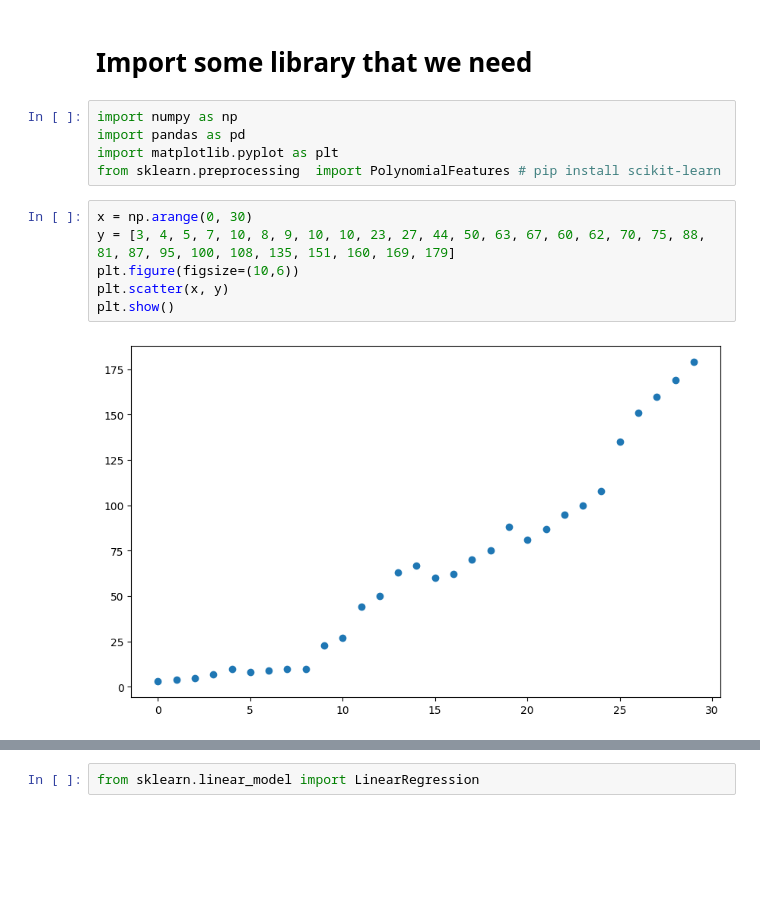
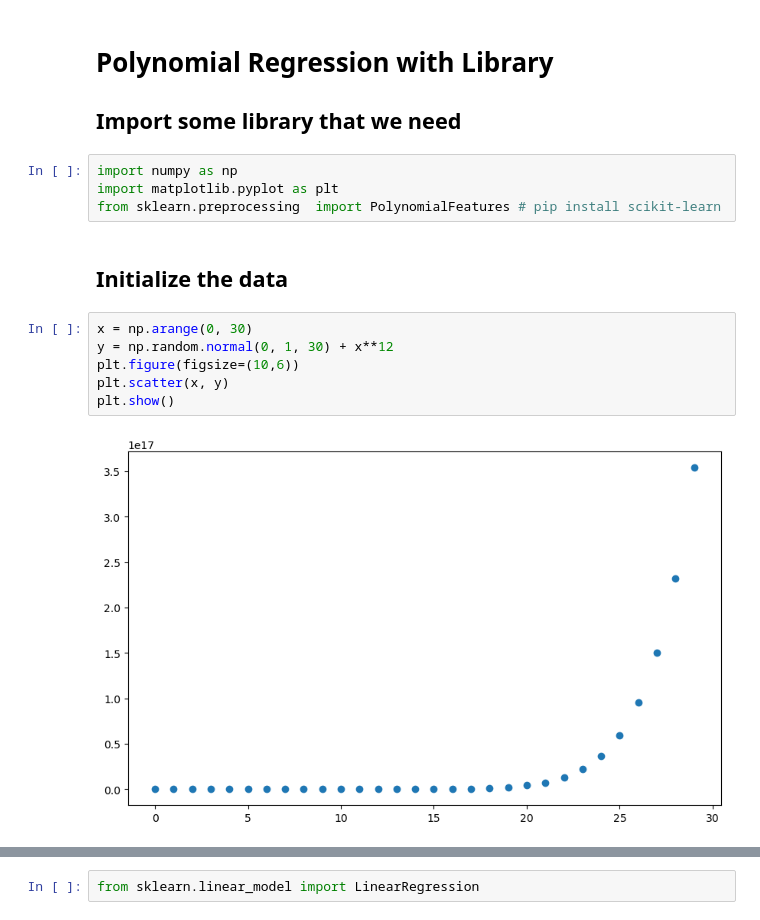
Before and after one commit to jacksonchen1998/ML-from-scratch, a Jupyter notebook: Polynomial Regression/WithLibrary.ipynb, the cells around one changed output, grey strips where cells are left out. Drawn from its saved outputs; the diff is of its cells as text; blank space fills up the shorter version.

```diff
--- a/Polynomial Regression/WithLibrary.ipynb
+++ b/Polynomial Regression/WithLibrary.ipynb
@@ -1,15 +1,17 @@
 # %% [markdown]
-# Import some library that we need
+# Polynomial Regression with Library
+## Import some library that we need
 # %%
 import numpy as np
-import pandas as pd
 import matplotlib.pyplot as plt
 from sklearn.preprocessing  import PolynomialFeatures # pip install scikit-learn
+# %% [markdown]
+## Initialize the data
 # %%
 x = np.arange(0, 30)
-y = [3, 4, 5, 7, 10, 8, 9, 10, 10, 23, 27, 44, 50, 63, 67, 60, 62, 70, 75, 88, 81, 87, 95, 100, 108, 135, 151, 160, 169, 179]
+y = np.random.normal(0, 1, 30) + x**12
 plt.figure(figsize=(10,6))
 plt.scatter(x, y)
 plt.show()
 # %% [output]
-[figure, old version]
+[figure, new version]
```
Also changed, not shown: parts of 7 cells of this notebook, 1 other file.
